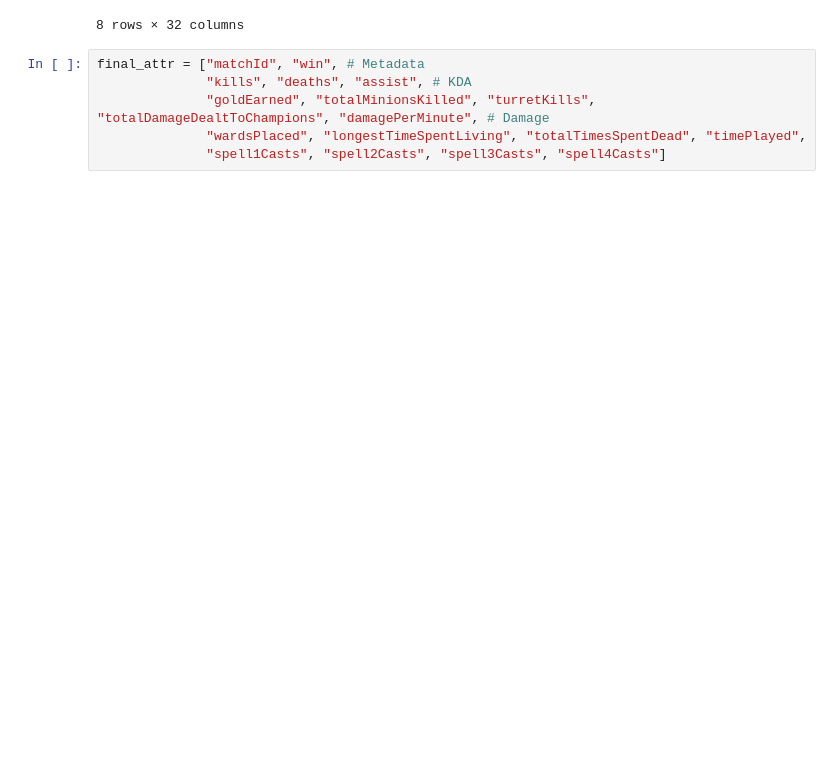
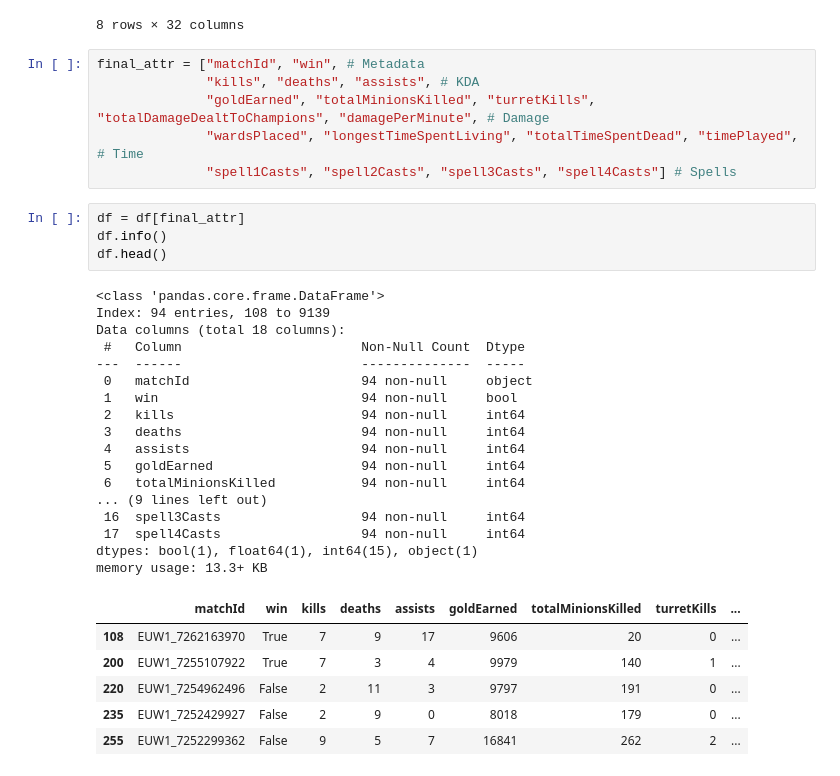
Before and after one commit to hoangnghiem17/LeagueOfLegends_Outcome_Predictor, a Jupyter notebook: EDA.ipynb, the cells around one changed output. Drawn from its saved outputs; the diff is of its cells as text; blank space fills up the shorter version.

```diff
--- a/EDA.ipynb
+++ b/EDA.ipynb
@@ -116,7 +97,35 @@ df.describe()
 8 rows × 32 columns
 # %%
 final_attr = ["matchId", "win", # Metadata
-              "kills", "deaths", "assist", # KDA
+              "kills", "deaths", "assists", # KDA
               "goldEarned", "totalMinionsKilled", "turretKills", "totalDamageDealtToChampions", "damagePerMinute", # Damage
-              "wardsPlaced", "longestTimeSpentLiving", "totalTimesSpentDead", "timePlayed",
-              "spell1Casts", "spell2Casts", "spell3Casts", "spell4Casts"]
+              "wardsPlaced", "longestTimeSpentLiving", "totalTimeSpentDead", "timePlayed", # Time
+              "spell1Casts", "spell2Casts", "spell3Casts", "spell4Casts"] # Spells
+# %%
+df = df[final_attr]
+df.info()
+df.head()
+# %% [output]
+<class 'pandas.core.frame.DataFrame'>
+Index: 94 entries, 108 to 9139
+Data columns (total 18 columns):
+ #   Column                       Non-Null Count  Dtype
+---  ------                       --------------  -----
+ 0   matchId                      94 non-null     object
+ 1   win                          94 non-null     bool
+ 2   kills                        94 non-null     int64
+ 3   deaths                       94 non-null     int64
+ 4   assists                      94 non-null     int64
+ 5   goldEarned                   94 non-null     int64
+ 6   totalMinionsKilled           94 non-null     int64
+... (9 lines left out)
+ 16  spell3Casts                  94 non-null     int64
+ 17  spell4Casts                  94 non-null     int64
+dtypes: bool(1), float64(1), int64(15), object(1)
+memory usage: 13.3+ KB
+|  | matchId | win | kills | deaths | assists | goldEarned | totalMinionsKilled | turretKills | ... |
+| 108 | EUW1_7262163970 | True | 7 | 9 | 17 | 9606 | 20 | 0 | ... |
+| 200 | EUW1_7255107922 | True | 7 | 3 | 4 | 9979 | 140 | 1 | ... |
+| 220 | EUW1_7254962496 | False | 2 | 11 | 3 | 9797 | 191 | 0 | ... |
+| 235 | EUW1_7252429927 | False | 2 | 9 | 0 | 8018 | 179 | 0 | ... |
+| 255 | EUW1_7252299362 | False | 9 | 5 | 7 | 16841 | 262 | 2 | ... |
```
Also changed, not shown: parts of 3 cells of this notebook.
